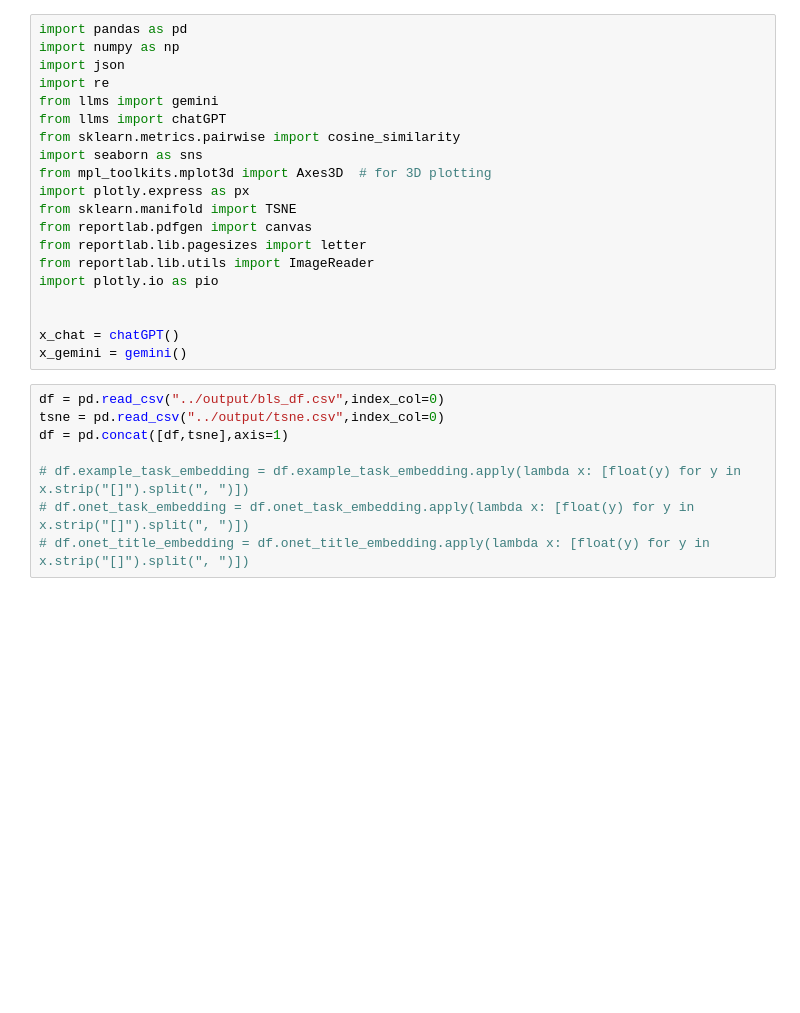
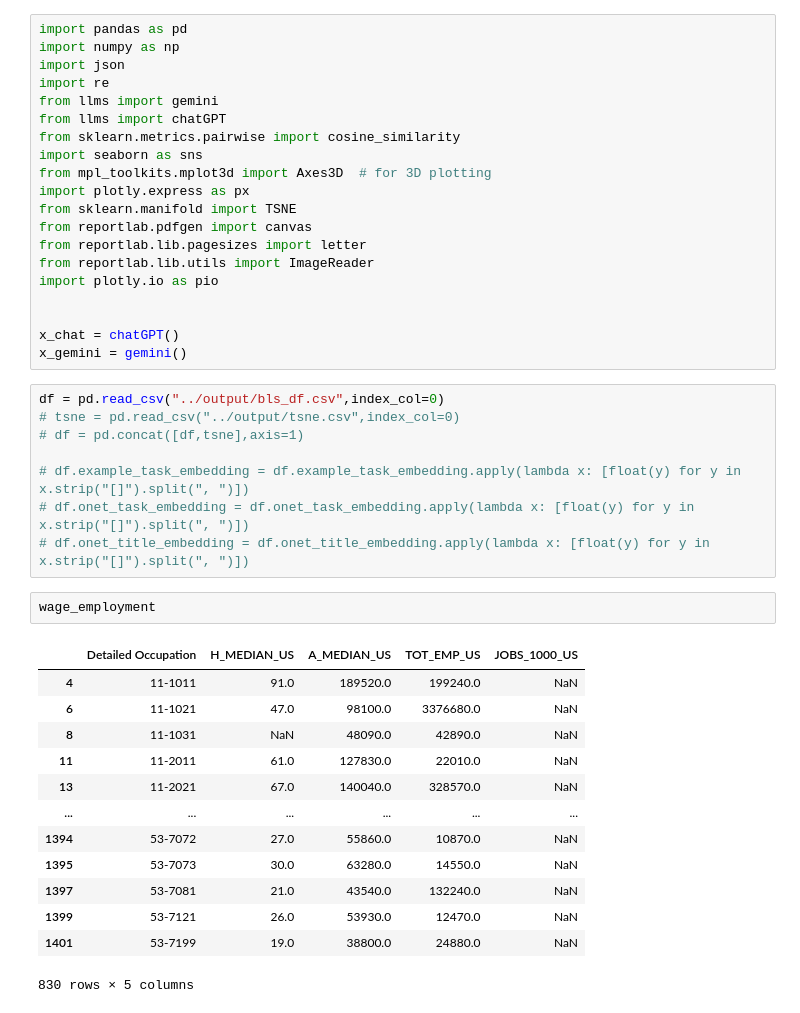
Before and after one commit to Julia-Susser/AI-Startup-Impact-on-US-Labor-Economy-via-Task-Automation, a Jupyter notebook: src/eda_data.ipynb, the cells around one changed output. Cells and saved outputs as stored; diff of their text form; blank space fills up the shorter version.

```diff
--- a/src/eda_data.ipynb
+++ b/src/eda_data.ipynb
@@ -20,12 +20,28 @@ x_chat = chatGPT()
 x_gemini = gemini()
 # %%
 df = pd.read_csv("../output/bls_df.csv",index_col=0)
-tsne = pd.read_csv("../output/tsne.csv",index_col=0)
-df = pd.concat([df,tsne],axis=1)
+# tsne = pd.read_csv("../output/tsne.csv",index_col=0)
+# df = pd.concat([df,tsne],axis=1)
 
 # df.example_task_embedding = df.example_task_embedding.apply(lambda x: [float(y) for y in x.strip("[]").split(", ")])
 # df.onet_task_embedding = df.onet_task_embedding.apply(lambda x: [float(y) for y in x.strip("[]").split(", ")])
 # df.onet_title_embedding = df.onet_title_embedding.apply(lambda x: [float(y) for y in x.strip("[]").split(", ")])
+# %%
+wage_employment
+# %% [output]
+|  | Detailed Occupation | H_MEDIAN_US | A_MEDIAN_US | TOT_EMP_US | JOBS_1000_US |
+| 4 | 11-1011 | 91.0 | 189520.0 | 199240.0 | NaN |
+| 6 | 11-1021 | 47.0 | 98100.0 | 3376680.0 | NaN |
+| 8 | 11-1031 | NaN | 48090.0 | 42890.0 | NaN |
+| 11 | 11-2011 | 61.0 | 127830.0 | 22010.0 | NaN |
+| 13 | 11-2021 | 67.0 | 140040.0 | 328570.0 | NaN |
+| ... | ... | ... | ... | ... | ... |
+| 1394 | 53-7072 | 27.0 | 55860.0 | 10870.0 | NaN |
+| 1395 | 53-7073 | 30.0 | 63280.0 | 14550.0 | NaN |
+| 1397 | 53-7081 | 21.0 | 43540.0 | 132240.0 | NaN |
+| 1399 | 53-7121 | 26.0 | 53930.0 | 12470.0 | NaN |
+| 1401 | 53-7199 | 19.0 | 38800.0 | 24880.0 | NaN |
+830 rows × 5 columns
 # %%
 
 
```
Also changed, not shown: parts of 5 cells of this notebook, 15 other files.
